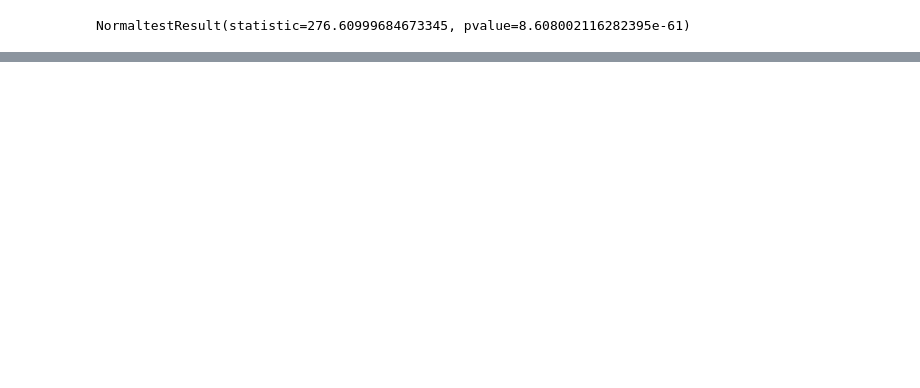
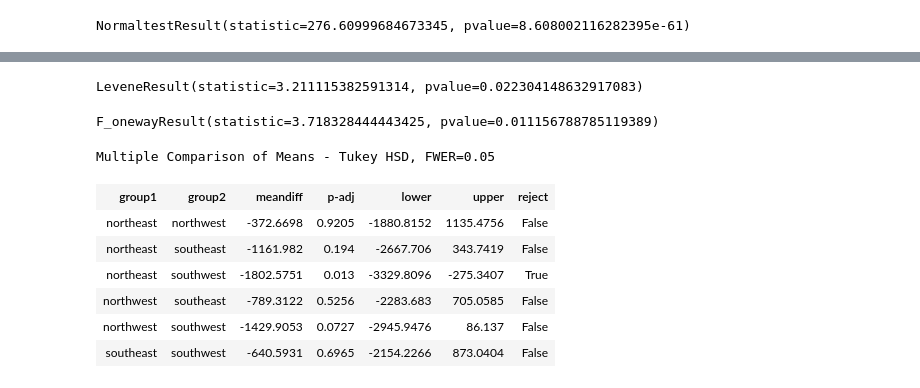
Before and after one commit to AlphaKaba24/Hypothesis-Testing-with-Insurance-Data--Core-, a Jupyter notebook: US Health Insurance Data/Hypothesis Testing with Insurance Data (Core).ipynb, the cells around one changed output, grey strips where cells are left out. Saved outputs shown, nothing was run; the diff lists cells and outputs as text; code cells hidden in the pictures; blank space fills up the shorter version.

```diff
--- a/US Health Insurance Data/Hypothesis Testing with Insurance Data (Core).ipynb
+++ b/US Health Insurance Data/Hypothesis Testing with Insurance Data (Core).ipynb
@@ -155,0 +279,4 @@ NormaltestResult(statistic=276.60999684673345, pvalue=8.608002116282395e-61)
+# %%
+stats.levene(*groups_region.values())
+# %% [output]
+LeveneResult(statistic=3.211115382591314, pvalue=0.022304148632917083)
@@ -155,0 +285,20 @@ NormaltestResult(statistic=276.60999684673345, pvalue=8.608002116282395e-61)
+# %%
+values = df['charges']
+labels = df['region']
+# %%
+result_f = stats.f_oneway( *groups_region.values())
+result_f
+# %% [output]
+F_onewayResult(statistic=3.718328444443425, pvalue=0.011156788785119389)
+# %%
+tukeys_results = pairwise_tukeyhsd(values,labels)
+tukeys_results.summary()
+# %% [output]
+Multiple Comparison of Means - Tukey HSD, FWER=0.05
+| group1 | group2 | meandiff | p-adj | lower | upper | reject |
+| northeast | northwest | -372.6698 | 0.9205 | -1880.8152 | 1135.4756 | False |
+| northeast | southeast | -1161.982 | 0.194 | -2667.706 | 343.7419 | False |
+| northeast | southwest | -1802.5751 | 0.013 | -3329.8096 | -275.3407 | True |
+| northwest | southeast | -789.3122 | 0.5256 | -2283.683 | 705.0585 | False |
+| northwest | southwest | -1429.9053 | 0.0727 | -2945.9476 | 86.137 | False |
+| southeast | southwest | -640.5931 | 0.6965 | -2154.2266 | 873.0404 | False |
```
Also changed, not shown: parts of 30 cells of this notebook.
